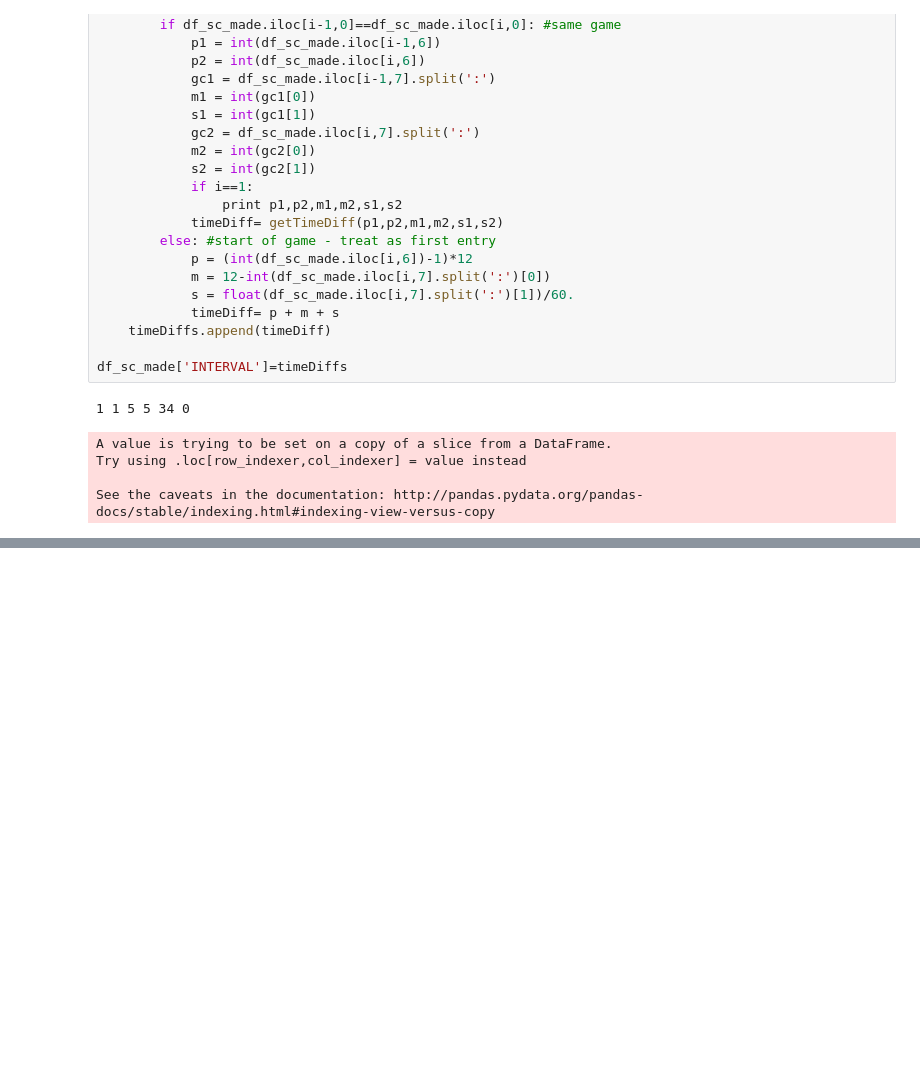
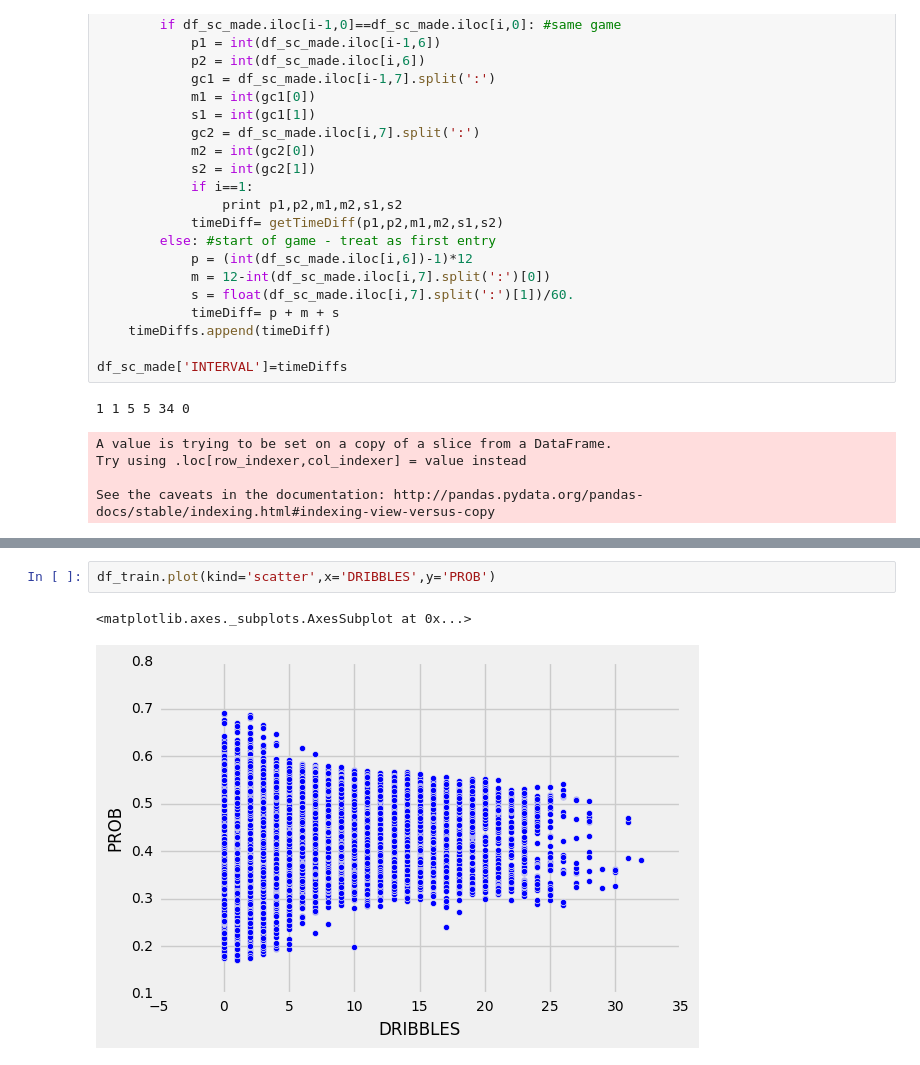
Before and after one commit to apbecker/NBA-Data, a Jupyter notebook: Scripts/PlayingWithTheData.ipynb, the cells around one changed output, grey strips where cells are left out. Drawn from its saved outputs; the diff is of its cells as text; blank space fills up the shorter version.

```diff
--- a/Scripts/PlayingWithTheData.ipynb
+++ b/Scripts/PlayingWithTheData.ipynb
@@ -200,0 +310,5 @@ plt.plot(map(lambda x: (1./meanInterval)*np.exp(-x/meanInterval), range(0,30)),c
+# %%
+df_train.plot(kind='scatter',x='DRIBBLES',y='PROB')
+# %% [output]
+<matplotlib.axes._subplots.AxesSubplot at 0x...>
+[figure, added]
```
Also changed, not shown: parts of 18 cells of this notebook.
